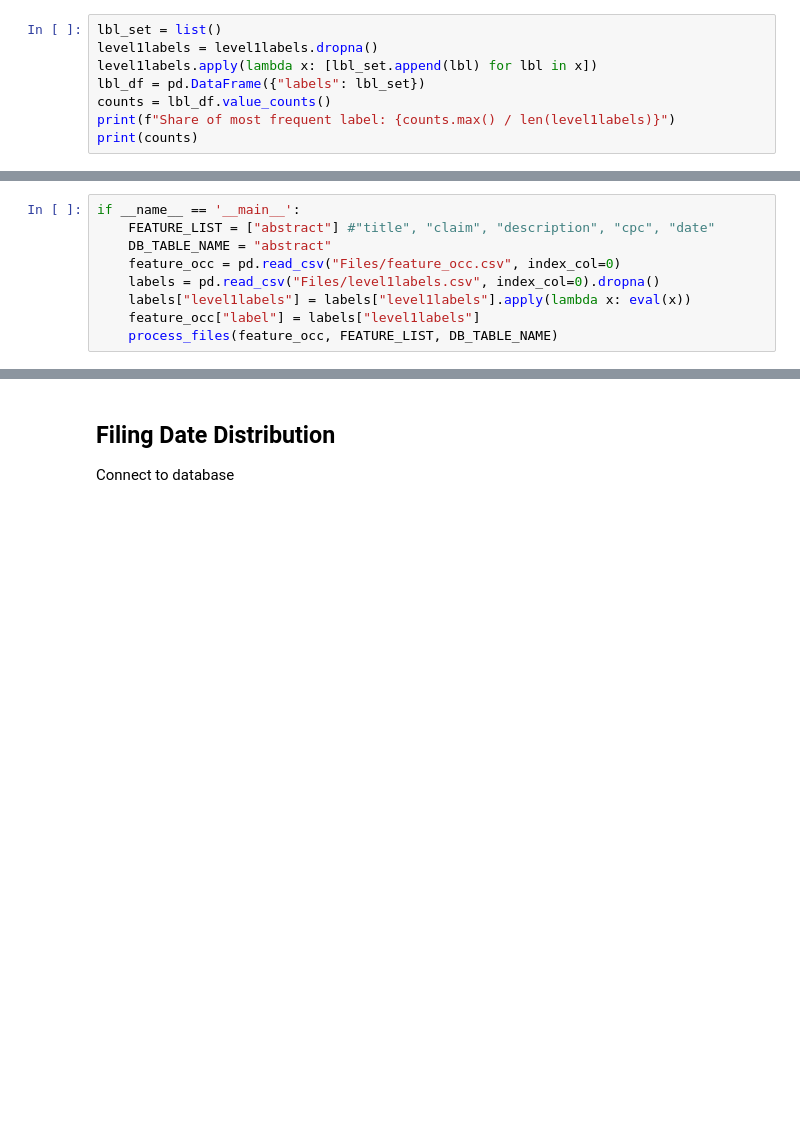
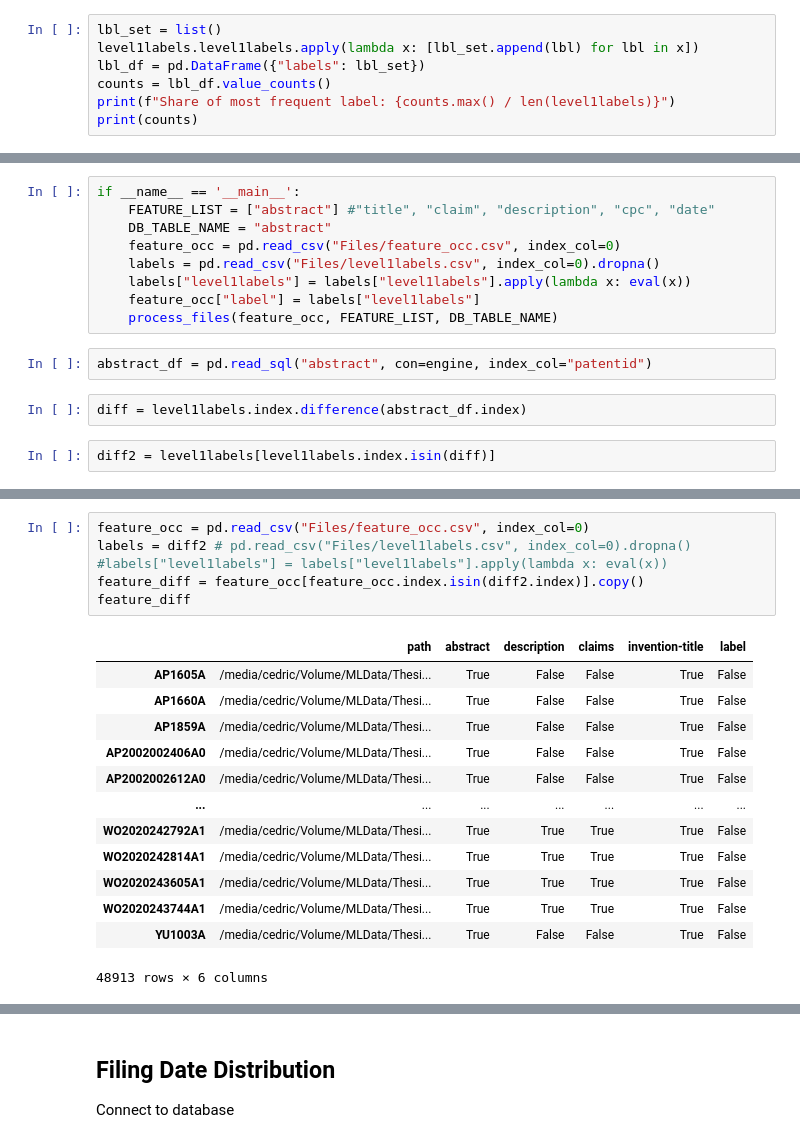
Before and after one commit to cdrc1103/MasterThesis, a Jupyter notebook: Data/DataDescription.ipynb, the cells around one changed output, grey strips where cells are left out. Drawn from its saved outputs; the diff is of its cells as text; blank space fills up the shorter version.

```diff
--- a/Data/DataDescription.ipynb
+++ b/Data/DataDescription.ipynb
@@ -169,8 +205,7 @@ Name: level1labels, dtype: object
 Get label frequencies
 # %%
 lbl_set = list()
-level1labels = level1labels.dropna()
-level1labels.apply(lambda x: [lbl_set.append(lbl) for lbl in x])
+level1labels.level1labels.apply(lambda x: [lbl_set.append(lbl) for lbl in x])
 lbl_df = pd.DataFrame({"labels": lbl_set})
 counts = lbl_df.value_counts()
 print(f"Share of most frequent label: {counts.max() / len(level1labels)}")
@@ -263,3 +323,9 @@ if __name__ == '__main__':
     labels["level1labels"] = labels["level1labels"].apply(lambda x: eval(x))
     feature_occ["label"] = labels["level1labels"]
     process_files(feature_occ, FEATURE_LIST, DB_TABLE_NAME)
+# %%
+abstract_df = pd.read_sql("abstract", con=engine, index_col="patentid")
+# %%
+diff = level1labels.index.difference(abstract_df.index)
+# %%
+diff2 = level1labels[level1labels.index.isin(diff)]
@@ -265,0 +352,20 @@ if __name__ == '__main__':
+# %%
+feature_occ = pd.read_csv("Files/feature_occ.csv", index_col=0)
+labels = diff2 # pd.read_csv("Files/level1labels.csv", index_col=0).dropna()
+#labels["level1labels"] = labels["level1labels"].apply(lambda x: eval(x))
+feature_diff = feature_occ[feature_occ.index.isin(diff2.index)].copy()
+feature_diff
+# %% [output]
+|  | path | abstract | description | claims | invention-title | label |
+| AP1605A | /media/cedric/Volume/MLData/Thesi... | True | False | False | True | False |
+| AP1660A | /media/cedric/Volume/MLData/Thesi... | True | False | False | True | False |
+| AP1859A | /media/cedric/Volume/MLData/Thesi... | True | False | False | True | False |
+| AP2002002406A0 | /media/cedric/Volume/MLData/Thesi... | True | False | False | True | False |
+| AP2002002612A0 | /media/cedric/Volume/MLData/Thesi... | True | False | False | True | False |
+| ... | ... | ... | ... | ... | ... | ... |
+| WO2020242792A1 | /media/cedric/Volume/MLData/Thesi... | True | True | True | True | False |
+| WO2020242814A1 | /media/cedric/Volume/MLData/Thesi... | True | True | True | True | False |
+| WO2020243605A1 | /media/cedric/Volume/MLData/Thesi... | True | True | True | True | False |
+| WO2020243744A1 | /media/cedric/Volume/MLData/Thesi... | True | True | True | True | False |
+| YU1003A | /media/cedric/Volume/MLData/Thesi... | True | False | False | True | False |
+48913 rows × 6 columns
```
Also changed, not shown: parts of 29 cells of this notebook, 10 other files.
